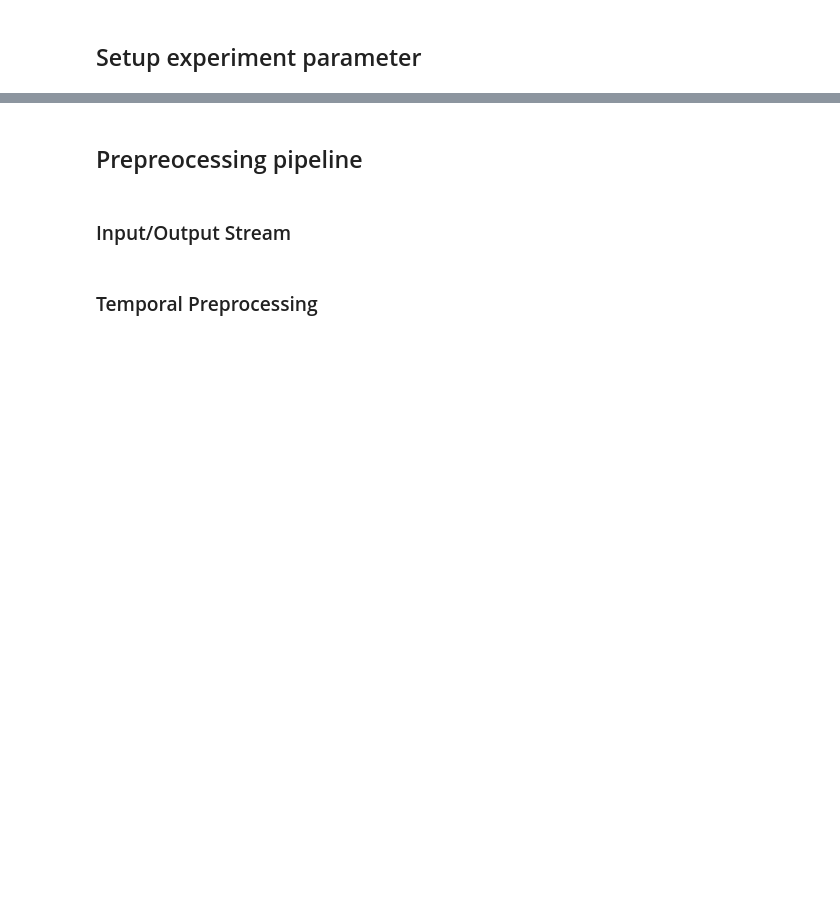
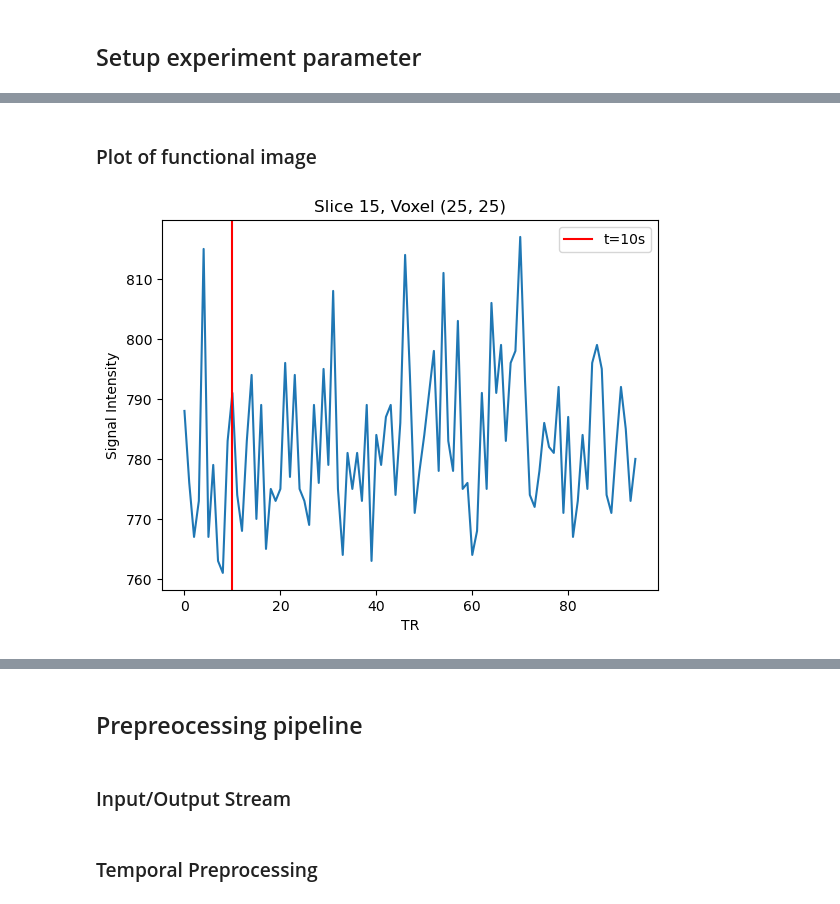
Before and after one commit to dominikpegler/tewa2-neuroimaging, a Jupyter notebook: Individual assignment.ipynb, the cells around one changed output, grey strips where cells are left out. Cells and saved outputs as stored; diff of their text form; code cells hidden in the pictures; blank space fills up the shorter version.

```diff
--- a/Individual assignment.ipynb
+++ b/Individual assignment.ipynb
@@ -91,0 +103,20 @@ Inspect Data
+# %% [markdown]
+### Plot of functional image
+# %%
+# define variables for number of slices, tr and ta
+
+slice_no = 15
+voxel_x = 25
+voxel_y = 25
+
+timepoints = slice(5, 100)
+timepoint = 10
+
+plt.plot(func1_data[slice_no, voxel_x, voxel_y, timepoints])
+plt.axvline(timepoint, color="red", label=f"t={timepoint}s")
+plt.xlabel("TR")
+plt.ylabel("Signal Intensity")
+plt.title(f"Slice {slice_no}, Voxel {(voxel_x, voxel_y)}")
+plt.legend();
+# %% [output]
+[figure, added]
```
Also changed, not shown: parts of 13 cells of this notebook.
